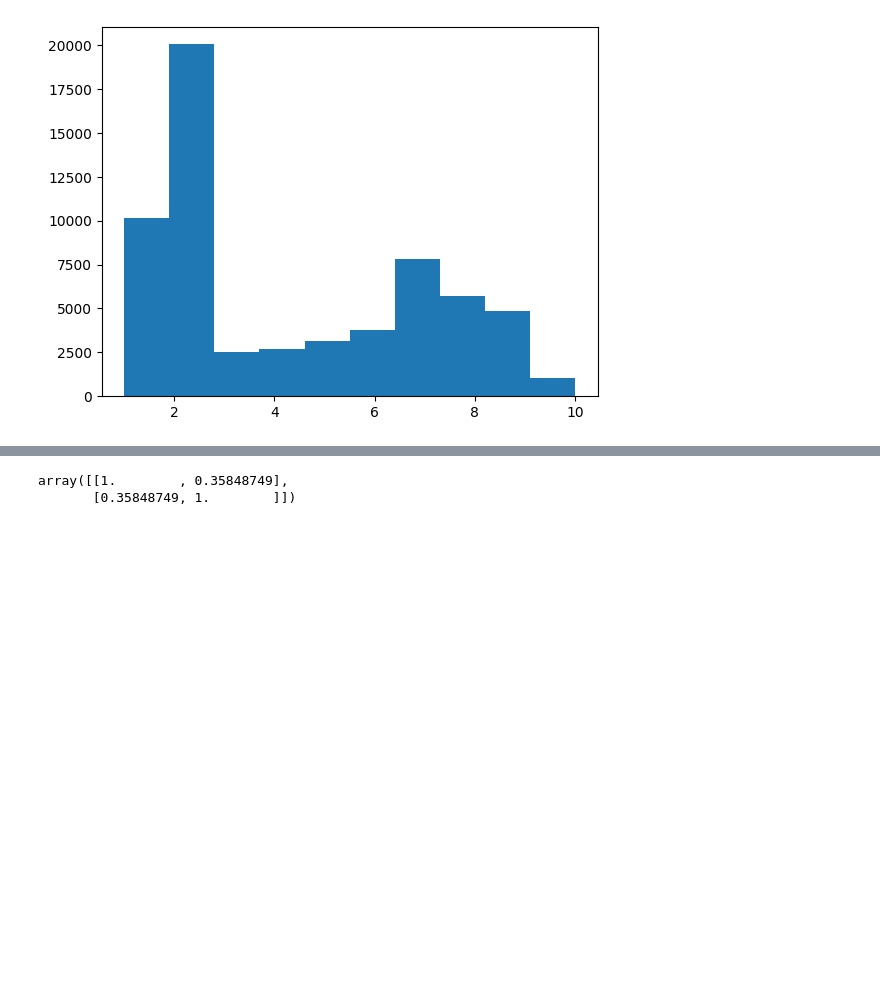
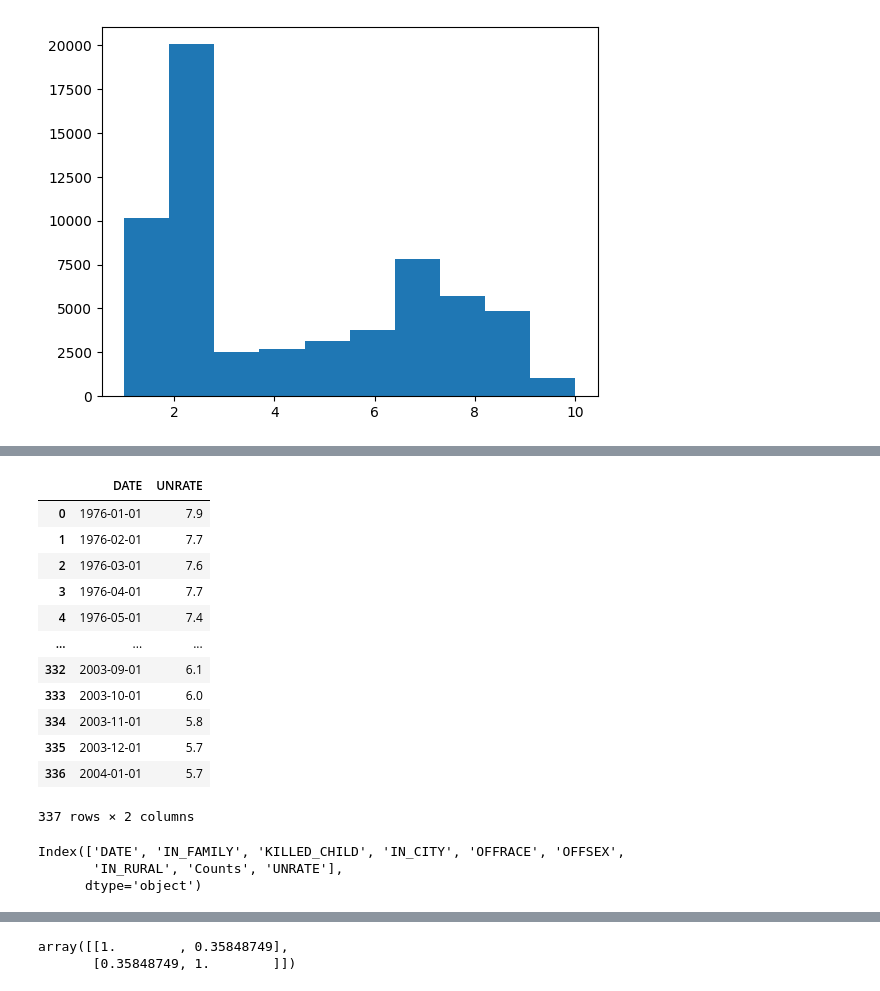
Before and after one commit to parleon/evo_eco, a Jupyter notebook: Assignment/A1.ipynb, the cells around one changed output, grey strips where cells are left out. Saved outputs shown, nothing was run; the diff lists cells and outputs as text; code cells hidden in the pictures; blank space fills up the shorter version.

```diff
--- a/Assignment/A1.ipynb
+++ b/Assignment/A1.ipynb
@@ -68 +89,23 @@ unemployment.drop(columns=["DATE"], inplace=True)
+# %%
+
+# make both dates same type before merge
+
+unemployment['DATE'] = pd.to_datetime(unemployment['DATE'])
+ts['DATE'] = pd.to_datetime(ts["DATE"])
+ts2['DATE'] = pd.to_datetime(ts2["DATE"])
+unemployment
+# %% [output]
+|  | DATE | UNRATE |
+| 0 | 1976-01-01 | 7.9 |
+| 1 | 1976-02-01 | 7.7 |
+| 2 | 1976-03-01 | 7.6 |
+| 3 | 1976-04-01 | 7.7 |
+| 4 | 1976-05-01 | 7.4 |
+| ... | ... | ... |
+| 332 | 2003-09-01 | 6.1 |
+| 333 | 2003-10-01 | 6.0 |
+| 334 | 2003-11-01 | 5.8 |
+| 335 | 2003-12-01 | 5.7 |
+| 336 | 2004-01-01 | 5.7 |
+337 rows × 2 columns
 # %%
@@ -72 +117,8 @@ ts.dropna(inplace=True)
+# %%
+ts2.columns
+print(ts.columns)
+# %% [output]
+Index(['DATE', 'IN_FAMILY', 'KILLED_CHILD', 'IN_CITY', 'OFFRACE', 'OFFSEX',
+       'IN_RURAL', 'Counts', 'UNRATE'],
+      dtype='object')
 # %%
```
Also changed, not shown: parts of 6 cells of this notebook.
